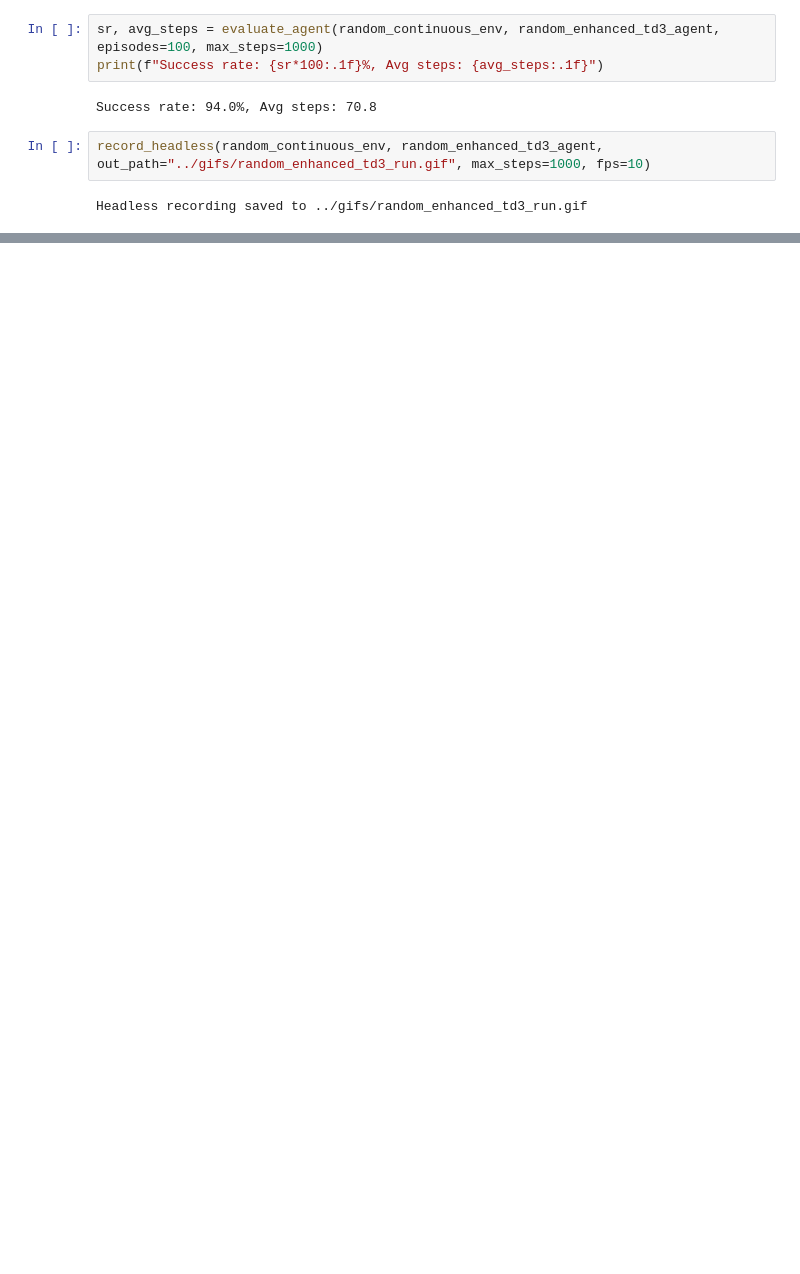
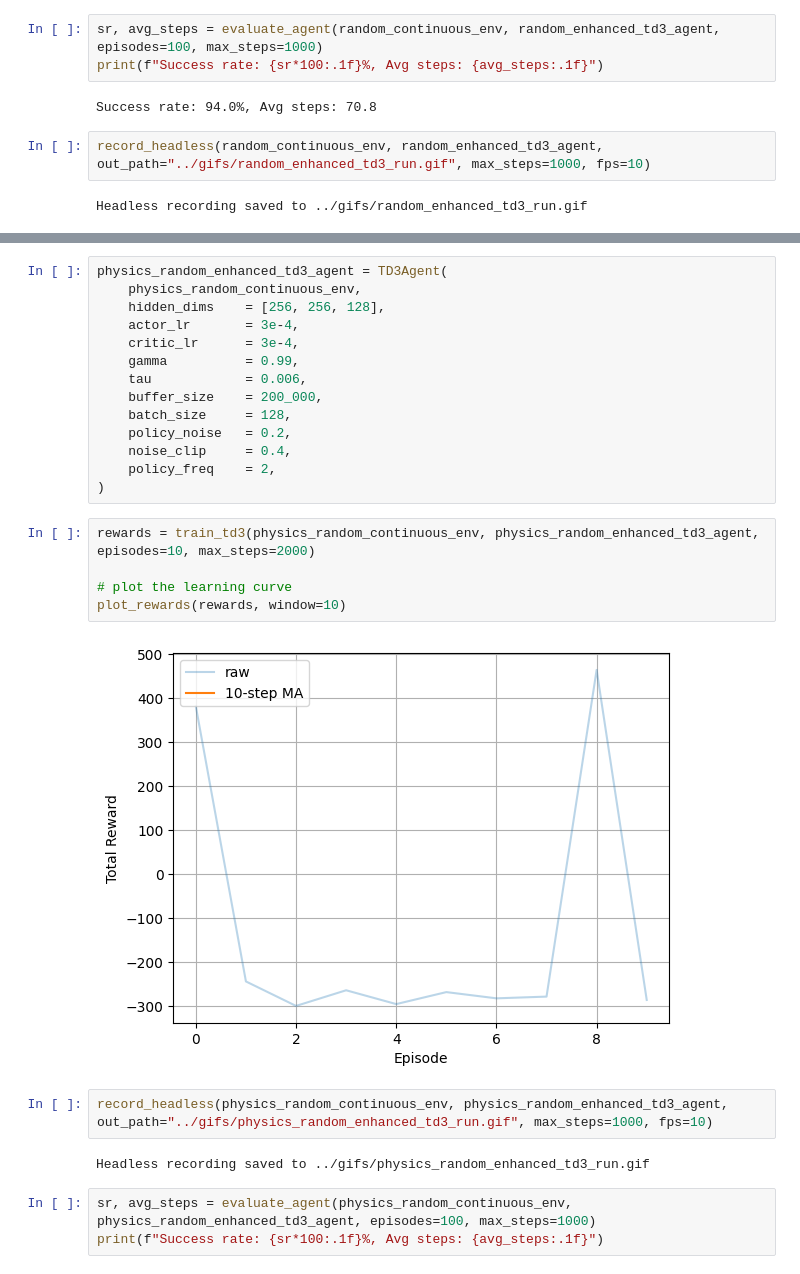
Before and after one commit to eirivarn/auv-rl-project, a Jupyter notebook: notebooks/continuous_action_notebook.ipynb, the cells around one changed output, grey strips where cells are left out. Saved outputs shown, nothing was run; the diff lists cells and outputs as text; blank space fills up the shorter version.

Commit message:
Mid performance with physics

```diff
--- a/notebooks/continuous_action_notebook.ipynb
+++ b/notebooks/continuous_action_notebook.ipynb
@@ -204,0 +259,28 @@ Headless recording saved to ../gifs/random_enhanced_td3_run.gif
+# %%
+physics_random_enhanced_td3_agent = TD3Agent(
+    physics_random_continuous_env,
+    hidden_dims    = [256, 256, 128],
+    actor_lr       = 3e-4,
+    critic_lr      = 3e-4,
+    gamma          = 0.99,
+    tau            = 0.006,
+    buffer_size    = 200_000,
+    batch_size     = 128,
+    policy_noise   = 0.2,
+    noise_clip     = 0.4,
+    policy_freq    = 2,
+)
+# %%
+rewards = train_td3(physics_random_continuous_env, physics_random_enhanced_td3_agent, episodes=10, max_steps=2000)
+
+# plot the learning curve
+plot_rewards(rewards, window=10)
+# %% [output]
+[figure, added]
+# %%
+record_headless(physics_random_continuous_env, physics_random_enhanced_td3_agent, out_path="../gifs/physics_random_enhanced_td3_run.gif", max_steps=1000, fps=10)
+# %% [output]
+Headless recording saved to ../gifs/physics_random_enhanced_td3_run.gif
+# %%
+sr, avg_steps = evaluate_agent(physics_random_continuous_env, physics_random_enhanced_td3_agent, episodes=100, max_steps=1000)
+print(f"Success rate: {sr*100:.1f}%, Avg steps: {avg_steps:.1f}")
```
Also changed, not shown: parts of 4 cells of this notebook, 3 other files.
